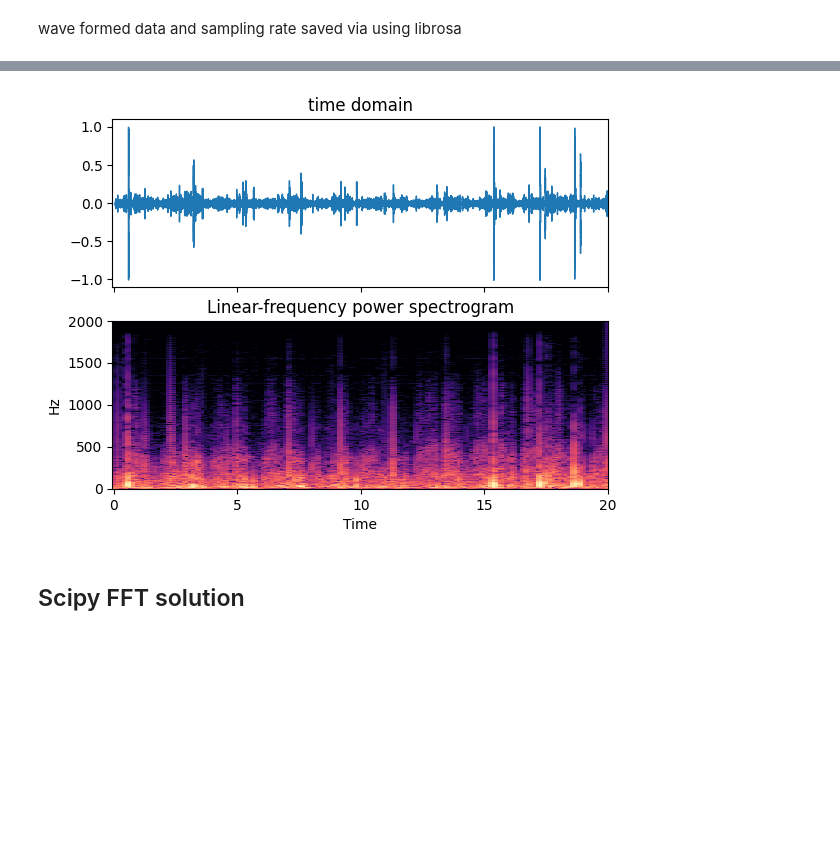
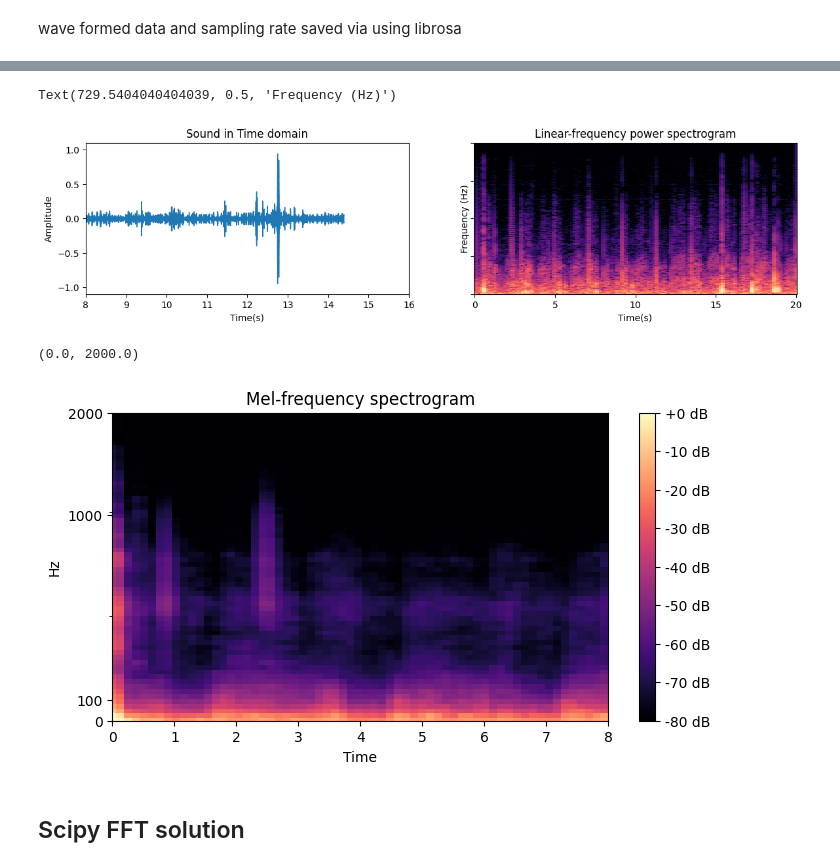
Before and after one commit to loukra/Respiratory_Disease_Classification, a Jupyter notebook: JNotebooks/Preprocessing/read_wav.ipynb, the cells around one changed output, grey strips where cells are left out. Saved outputs shown, nothing was run; the diff lists cells and outputs as text; code cells hidden in the pictures; blank space fills up the shorter version.

```diff
--- a/JNotebooks/Preprocessing/read_wav.ipynb
+++ b/JNotebooks/Preprocessing/read_wav.ipynb
@@ -1,19 +1,25 @@
 # %% [markdown]
 # Respiratory sound recognition
 # %%
+import sys
+sys.path.insert(1, '../../scripts/')
+
 import os
 import IPython
 
 from scipy.io import wavfile
 import pandas as pd
 import matplotlib.pyplot as plt
+from matplotlib.pyplot import figure
 import numpy as np
 import seaborn as sns
 
 import librosa
 import librosa.display
 from read_wav import _read_wav_
+
+plt.rcParams["figure.figsize"] = (10,3)
 # %%
-vec, tar_sr = _read_wav_("156_5b3_Pl_mc_AKGC417L.wav")
+y, sr = _read_wav_("EP71_N,N,P R U,36,M.wav")
 plt.plot(vec)
 # %% [output]
@@ -32,18 +37,45 @@ sampling rate: 44100
 # %%
-librosafig, ax = plt.subplots(nrows=2, ncols=1, sharex=True)
+plt.rcParams["figure.figsize"] = (14,3)
+librosafig, ax = plt.subplots(nrows=1, ncols=2, sharex=False)
 
 wav = librosa.display.waveshow(y, sr=sr, x_axis='time', ax=ax[0])
-ax[0].set(title='time domain')
+ax[0].set(title='Sound in Time domain')
 ax[0].label_outer()
+ax[0].set_xlabel('Time(s)')
+ax[0].set_ylabel('Amplitude')
+ax[0].set_xlim([8,16])
 
 
 D = librosa.amplitude_to_db(np.abs(librosa.stft(vec)), ref=np.max)
-img = librosa.display.specshow(D, y_axis='linear', x_axis='time',sr=tar_sr, ax=ax[1])
+img = librosa.display.specshow(D, y_axis='linear', x_axis='time',sr=sr, ax=ax[1])
 
 ax[1].set(title='Linear-frequency power spectrogram')
 ax[1].label_outer()
+ax[1].set_xlabel('Time(s)')
+ax[1].set_ylabel('Frequency (Hz)')
 # %% [output]
+Text(729.5404040404039, 0.5, 'Frequency (Hz)')
-[figure, old version]
+[figure, new version]
+# %%
+import matplotlib.pyplot as plt
+
+plt.rcParams["figure.figsize"] = (8,4)
+S = librosa.feature.melspectrogram(y=y, sr=sr, n_mels=128,fmax=8000)
+
+fig, ax = plt.subplots()
+S_dB = librosa.power_to_db(S, ref=np.max)
+img = librosa.display.specshow(S_dB, x_axis='time',
+                         y_axis='mel', sr=sr,
+                         fmax=8000, ax=ax)
+
+fig.colorbar(img, ax=ax, format='%+2.0f dB')
+ax.set(title='Mel-frequency spectrogram')
+ax.set_yticks([0,100,1000,2000])
+ax.set_xlim([0,8])
+ax.set_ylim([0,2000])
+# %% [output]
+(0.0, 2000.0)
+[figure, added]
 # %% [markdown]
 ## Scipy FFT solution
 # %%
```
Also changed, not shown: parts of 2 cells of this notebook, 3 other files.
